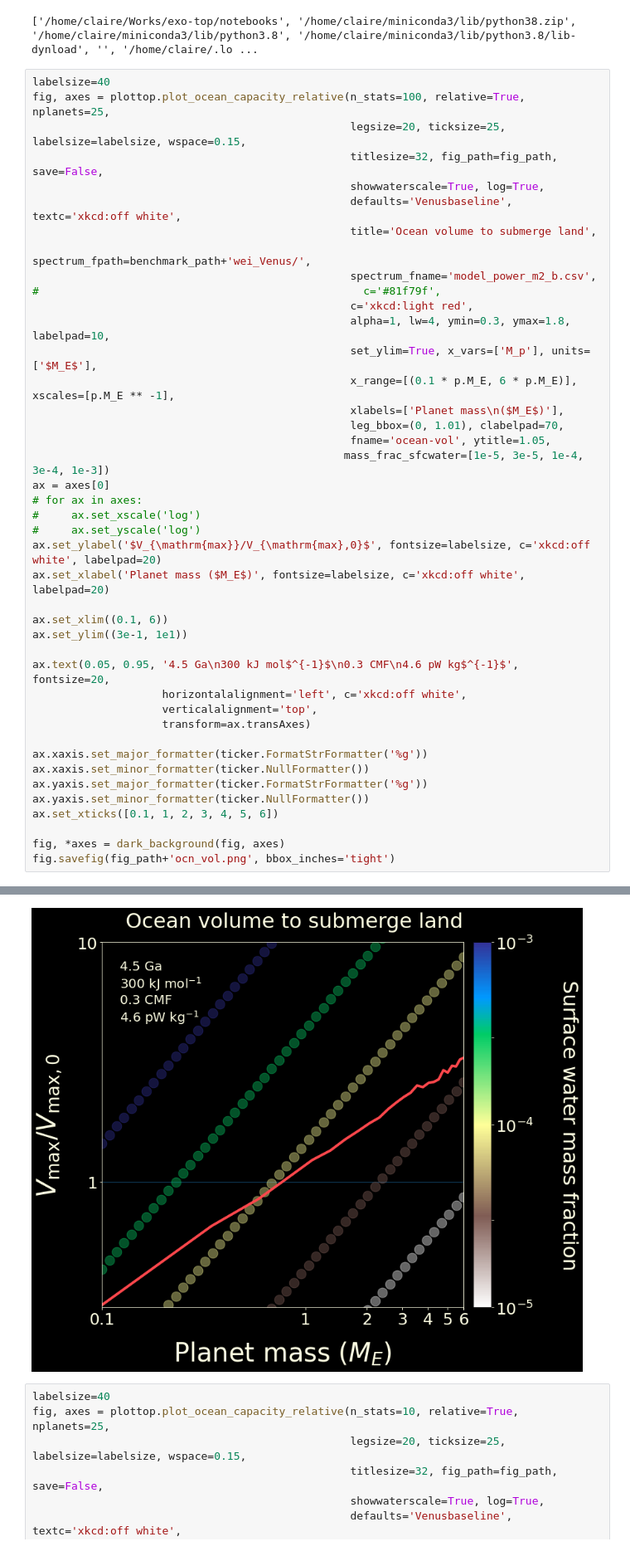
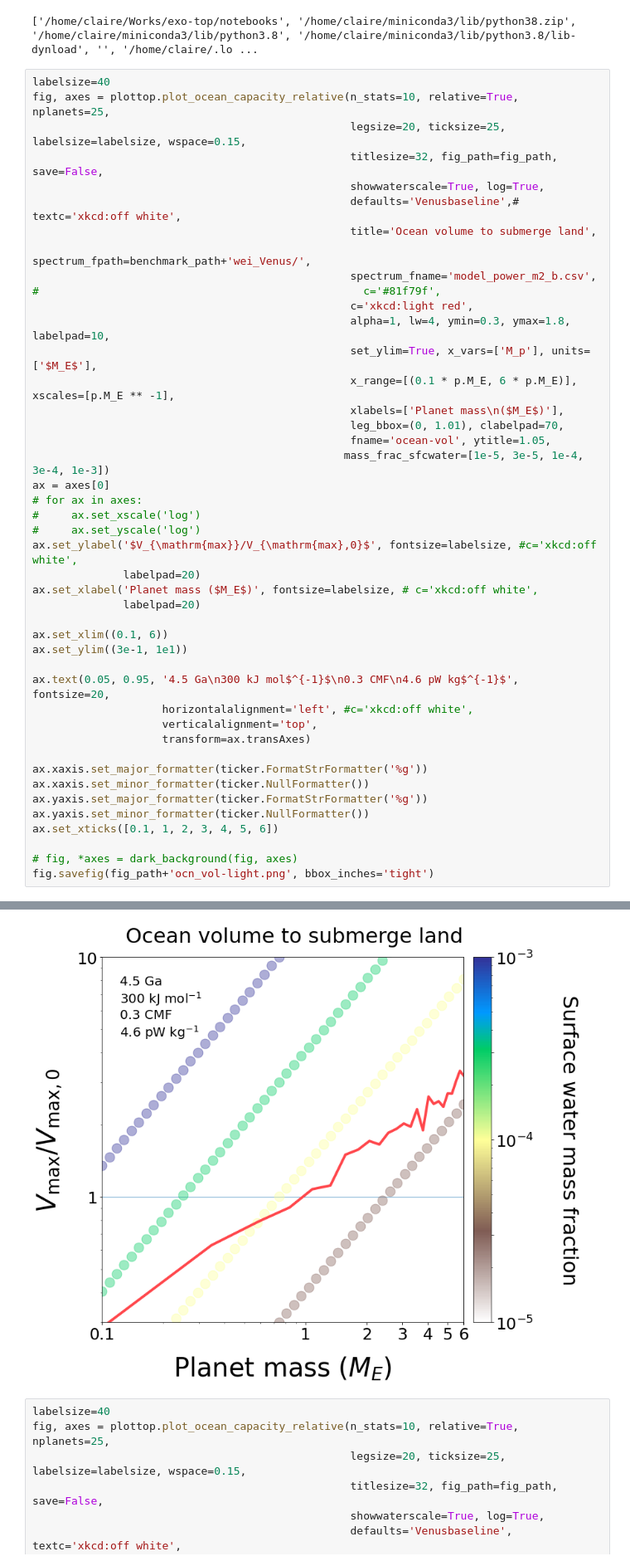
Before and after one commit to clairesworld/exo-top, a Jupyter notebook: notebooks/plot_ocean_capacity.ipynb, the cells around one changed output, grey strips where cells are left out. Shown at 83% size. Cells and saved outputs as stored; diff of their text form.

```diff
--- a/notebooks/plot_ocean_capacity.ipynb
+++ b/notebooks/plot_ocean_capacity.ipynb
@@ -33,11 +33,11 @@ benchmark_path = '../benchmarks/'
 ['/home/claire/Works/exo-top/notebooks', '/home/claire/miniconda3/lib/python38.zip', '/home/claire/miniconda3/lib/python3.8', '/home/claire/miniconda3/lib/python3.8/lib-dynload', '', '/home/claire/.lo ...
 # %%
 labelsize=40
-fig, axes = plottop.plot_ocean_capacity_relative(n_stats=100, relative=True, nplanets=25,
+fig, axes = plottop.plot_ocean_capacity_relative(n_stats=10, relative=True, nplanets=25,
                                                  legsize=20, ticksize=25, labelsize=labelsize, wspace=0.15,
                                                  titlesize=32, fig_path=fig_path, save=False,
                                                  showwaterscale=True, log=True,
-                                                 defaults='Venusbaseline', textc='xkcd:off white',
+                                                 defaults='Venusbaseline',# textc='xkcd:off white',
                                                  title='Ocean volume to submerge land',
                                                  spectrum_fpath=benchmark_path+'wei_Venus/',
                                                  spectrum_fname='model_power_m2_b.csv',
@@ -54,14 +54,16 @@ ax = axes[0]
 # for ax in axes:
 #     ax.set_xscale('log')
 #     ax.set_yscale('log')
-ax.set_ylabel('$V_{\mathrm{max}}/V_{\mathrm{max},0}$', fontsize=labelsize, c='xkcd:off white', labelpad=20)
-ax.set_xlabel('Planet mass ($M_E$)', fontsize=labelsize, c='xkcd:off white', labelpad=20)
+ax.set_ylabel('$V_{\mathrm{max}}/V_{\mathrm{max},0}$', fontsize=labelsize, #c='xkcd:off white',
+              labelpad=20)
+ax.set_xlabel('Planet mass ($M_E$)', fontsize=labelsize, # c='xkcd:off white',
+              labelpad=20)
 
 ax.set_xlim((0.1, 6))
 ax.set_ylim((3e-1, 1e1))
 
 ax.text(0.05, 0.95, '4.5 Ga\n300 kJ mol$^{-1}$\n0.3 CMF\n4.6 pW kg$^{-1}$', fontsize=20,
-                    horizontalalignment='left', c='xkcd:off white',
+                    horizontalalignment='left', #c='xkcd:off white',
                     verticalalignment='top',
                     transform=ax.transAxes)
 
@@ -71,6 +73,6 @@ ax.yaxis.set_major_formatter(ticker.FormatStrFormatter('%g'))
 ax.yaxis.set_minor_formatter(ticker.NullFormatter())
 ax.set_xticks([0.1, 1, 2, 3, 4, 5, 6])
 
-fig, *axes = dark_background(fig, axes)
-fig.savefig(fig_path+'ocn_vol.png', bbox_inches='tight')
+# fig, *axes = dark_background(fig, axes)
+fig.savefig(fig_path+'ocn_vol-light.png', bbox_inches='tight')
 # %% [output]
@@ -80,4 +98,4 @@ Remember to add facecolor=fig.get_facecolor() to savefig()
-[figure, old version]
+[figure, new version]
 # %%
 labelsize=40
 fig, axes = plottop.plot_ocean_capacity_relative(n_stats=10, relative=True, nplanets=25,
```
Also changed, not shown: parts of 1 cell of this notebook, 2 other files.
